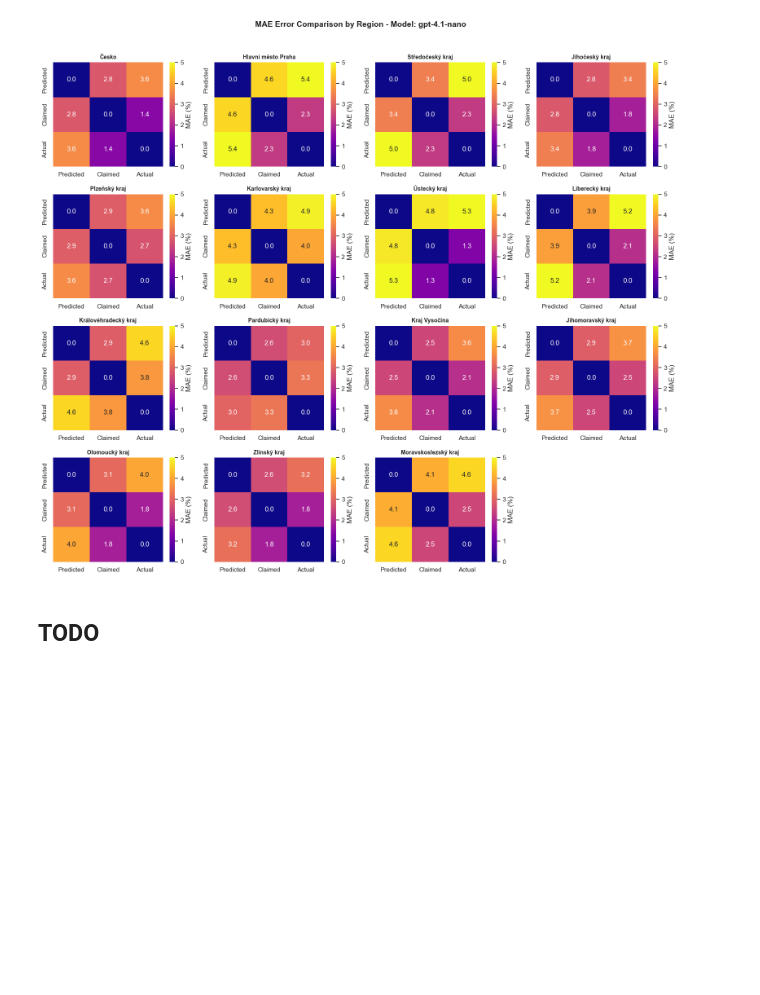
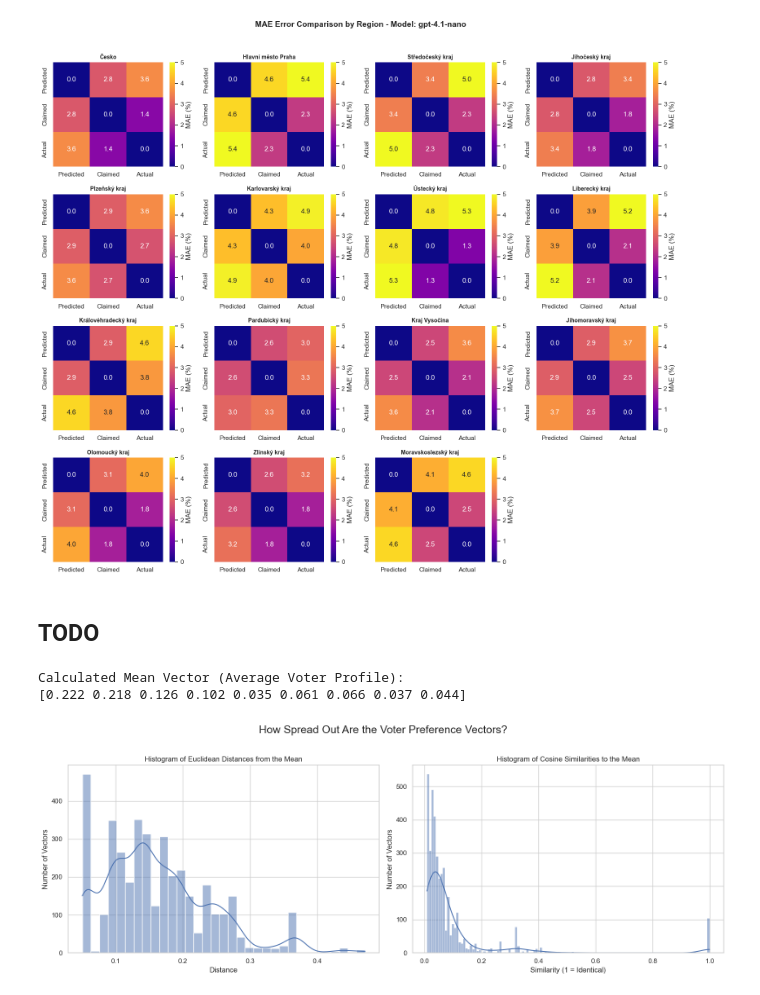
Before and after one commit to 11NIKTO11/Panel_LLM, a Jupyter notebook: Result_analysis.ipynb, the cells around one changed output. Saved outputs shown, nothing was run; the diff lists cells and outputs as text; code cells hidden in the pictures; blank space fills up the shorter version.

```diff
--- a/Result_analysis.ipynb
+++ b/Result_analysis.ipynb
@@ -240,0 +234,44 @@ Saved regional MAE CSV to: results/regional_pairwise_mae_t=0_gpt-4.1-nano.csv
+# %%
+# MODEL = "gpt-4.1-nano"
+# MODEL = "gpt-4o-mini"
+# MODEL = "gpt-4.1"
+MODEL = "gpt-4o"
+
+TEMPERATURE = 0
+
+voting_results = pd.read_csv(f"results/voting_results_n=3880_t={TEMPERATURE}_{MODEL}.csv")
+party_results_df = voting_results[Data_Utils.PARTY_COLUMNS_2021].fillna(0)
+# %%
+# --- 2. Calculate the Mean Vector (The "Center of the Cloud") ---
+mean_vector = party_results_df.mean().values
+print("Calculated Mean Vector (Average Voter Profile):")
+print(np.round(mean_vector, 3))
+
+# --- 3. Calculate Distances from Each Vector to the Mean ---
+# We need to reshape the mean_vector for the distance functions
+mean_vector_reshaped = mean_vector.reshape(1, -1)
+euclidean_dists = euclidean_distances(party_results_df.values, mean_vector_reshaped).flatten()
+cosine_sims = cosine_similarity(party_results_df.values, mean_vector_reshaped).flatten()
+
+# --- 4. Visualize the Spread with Histograms ---
+fig, axes = plt.subplots(1, 2, figsize=(16, 6))
+fig.suptitle('How Spread Out Are the Voter Preference Vectors?', fontsize=18)
+
+# Plot Euclidean Distance Histogram
+sns.histplot(euclidean_dists, ax=axes[0], kde=True)
+axes[0].set_title('Histogram of Euclidean Distances from the Mean')
+axes[0].set_xlabel('Distance')
+axes[0].set_ylabel('Number of Vectors')
+
+# Plot Cosine Similarity Histogram
+sns.histplot(1-cosine_sims, ax=axes[1], kde=True)
+axes[1].set_title('Histogram of Cosine Similarities to the Mean')
+axes[1].set_xlabel('Similarity (1 = Identical)')
+axes[1].set_ylabel('Number of Vectors')
+
+plt.tight_layout(rect=[0, 0, 1, 0.96])
+plt.show()
+# %% [output]
+Calculated Mean Vector (Average Voter Profile):
+[0.222 0.218 0.126 0.102 0.035 0.061 0.066 0.037 0.044]
+[figure, added]
```
Also changed, not shown: parts of 9 cells of this notebook, 4 other files.
